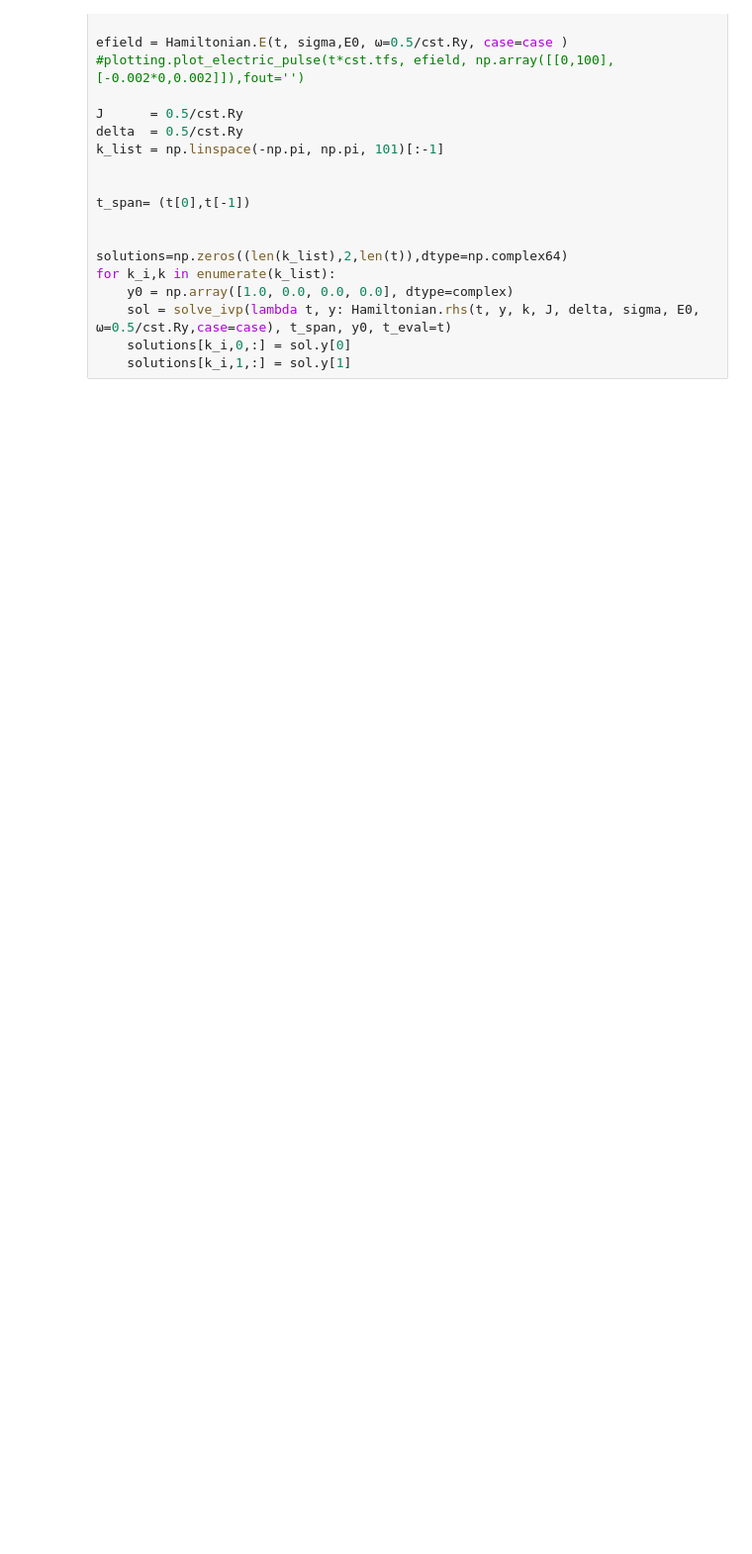
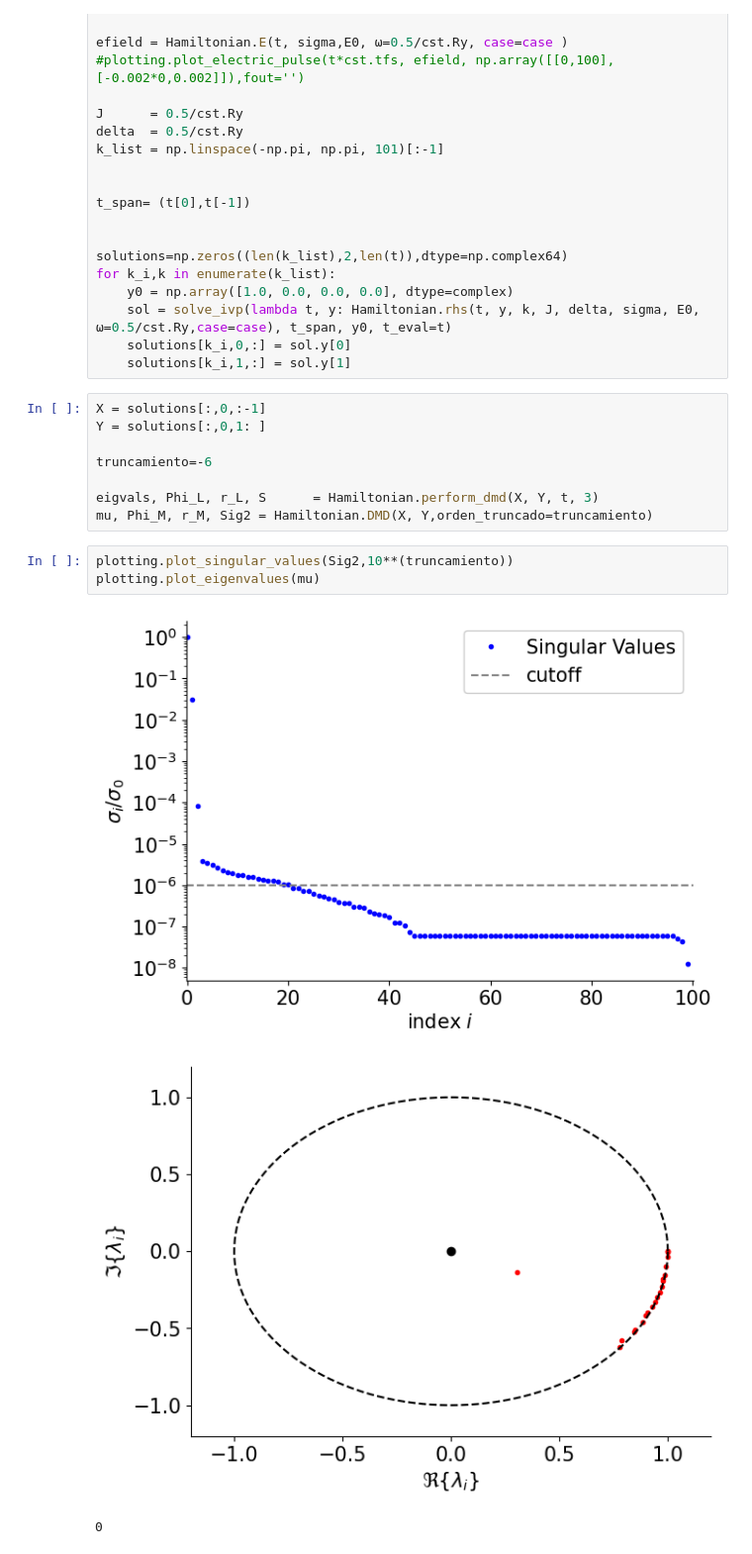
Before and after one commit to juanpulgarin/DMD_project, a Jupyter notebook: Running_Script.ipynb, the cells around one changed output. Shown: that part at 99% size. Saved outputs shown, nothing was run; the diff lists cells and outputs as text; blank space fills up the shorter version.

```diff
--- a/Untitled.ipynb
+++ b/Running_Script.ipynb
@@ -169,3 +170,18 @@ for k_i,k in enumerate(k_list):
     sol = solve_ivp(lambda t, y: Hamiltonian.rhs(t, y, k, J, delta, sigma, E0, ω=0.5/cst.Ry,case=case), t_span, y0, t_eval=t)
     solutions[k_i,0,:] = sol.y[0]
     solutions[k_i,1,:] = sol.y[1]
+# %%
+X = solutions[:,0,:-1]
+Y = solutions[:,0,1: ]
+
+truncamiento=-6
+
+eigvals, Phi_L, r_L, S      = Hamiltonian.perform_dmd(X, Y, t, 3)
+mu, Phi_M, r_M, Sig2 = Hamiltonian.DMD(X, Y,orden_truncado=truncamiento)
+# %%
+plotting.plot_singular_values(Sig2,10**(truncamiento))
+plotting.plot_eigenvalues(mu)
+# %% [output]
+[figure, added]
+[figure, added]
+0
```
Also changed, not shown: parts of 1 cell of this notebook, 2 other files.
